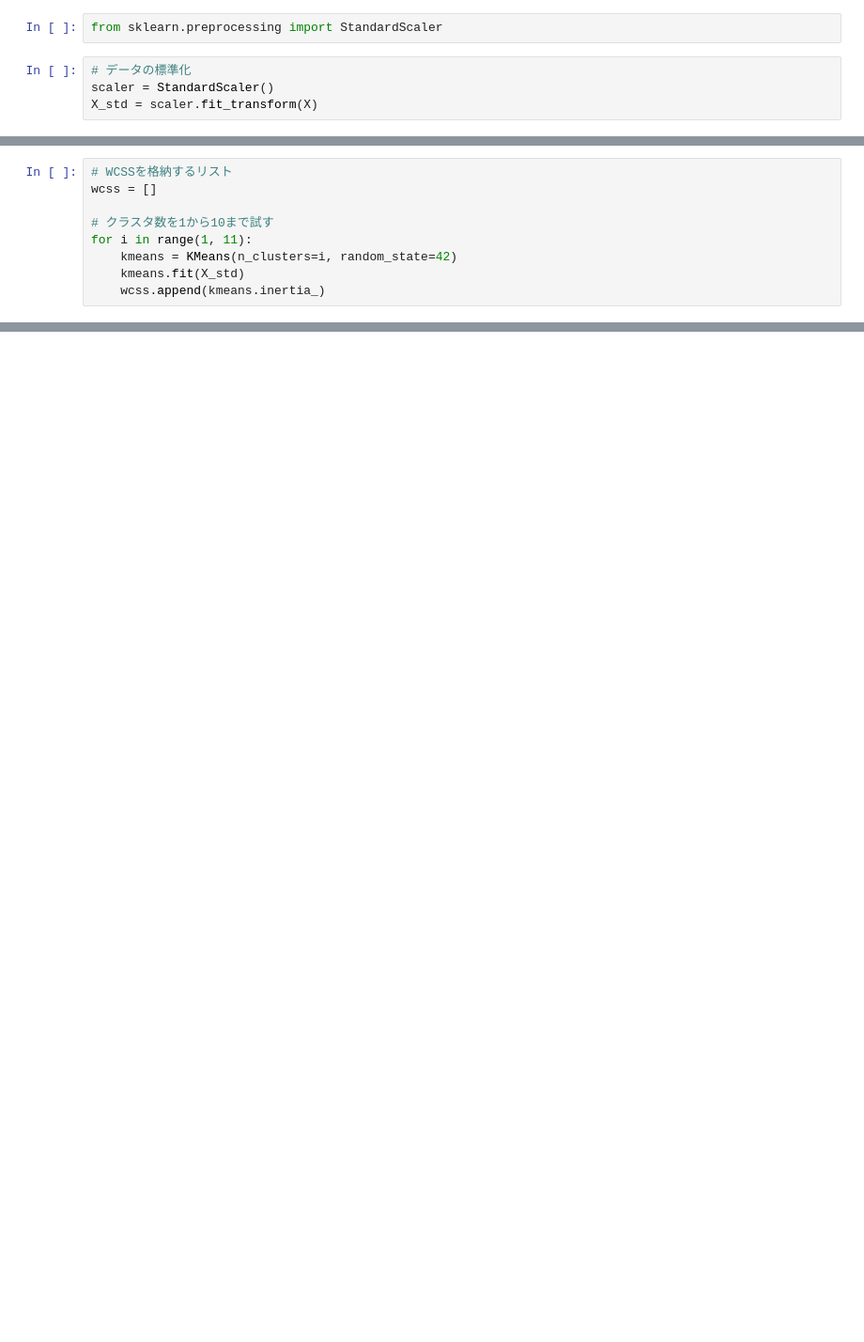
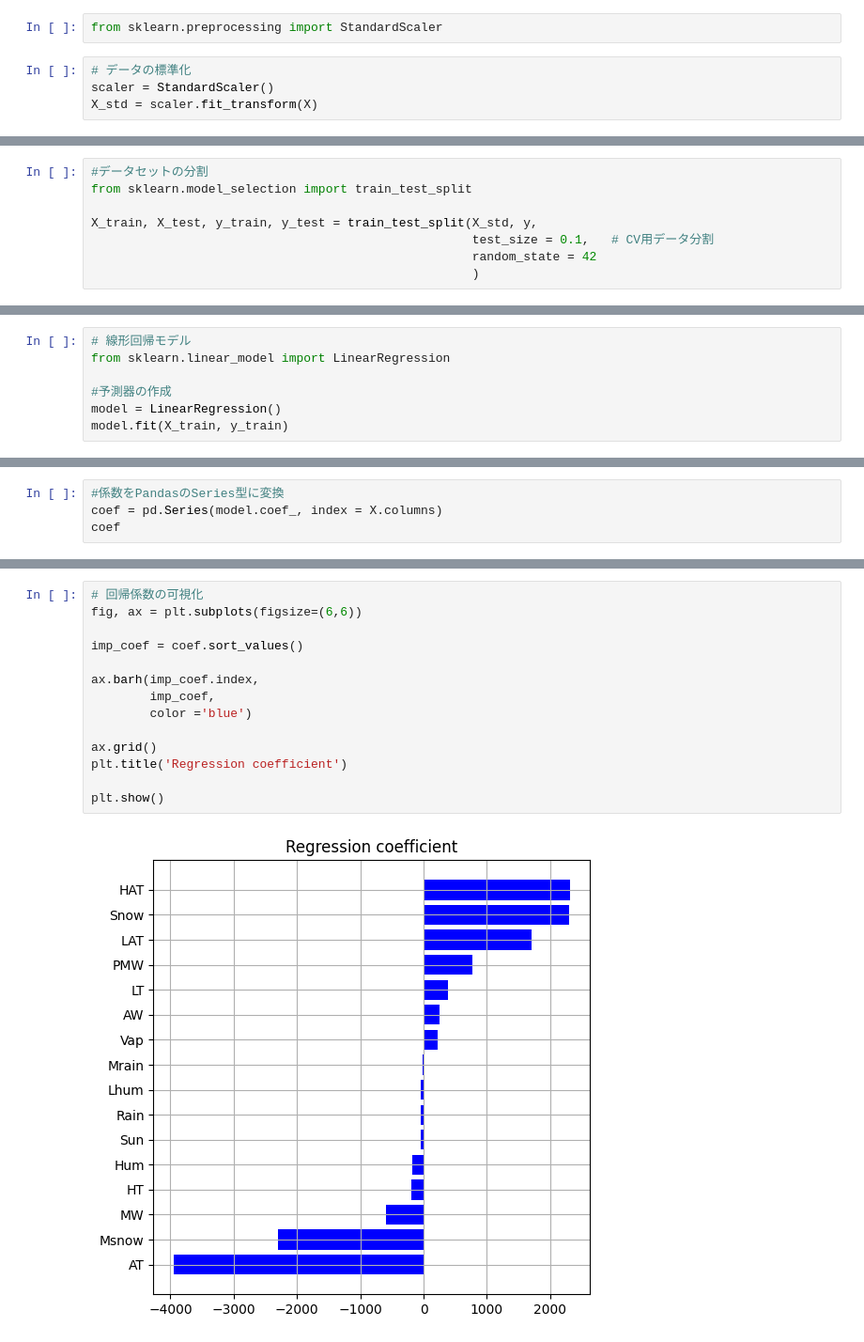
Before and after one commit to ARIM-ACADEMY-2026/Advanced_Tutorial_1_scikit-learn, a Jupyter notebook: Scikit-learn-4.ipynb, the cells around one changed output, grey strips where cells are left out. Shown at 94% size. Saved outputs shown, nothing was run; the diff lists cells and outputs as text; blank space fills up the shorter version.

```diff
--- a/Scikit-learn-4.ipynb
+++ b/Scikit-learn-4.ipynb
@@ -578,9 +167,0 @@ X_std = scaler.fit_transform(X)
-# %%
-# WCSSを格納するリスト
-wcss = []
-
-# クラスタ数を1から10まで試す
-for i in range(1, 11):
-    kmeans = KMeans(n_clusters=i, random_state=42)
-    kmeans.fit(X_std)
-    wcss.append(kmeans.inertia_)
@@ -698,0 +171,8 @@ plt.show()
+# %%
+#データセットの分割
+from sklearn.model_selection import train_test_split
+
+X_train, X_test, y_train, y_test = train_test_split(X_std, y,
+                                                    test_size = 0.1,   # CV用データ分割
+                                                    random_state = 42
+                                                    )
@@ -698,0 +245,7 @@ plt.show()
+# %%
+# 線形回帰モデル
+from sklearn.linear_model import LinearRegression
+
+#予測器の作成
+model = LinearRegression()
+model.fit(X_train, y_train)
@@ -698,0 +267,4 @@ plt.show()
+# %%
+#係数をPandasのSeries型に変換
+coef = pd.Series(model.coef_, index = X.columns)
+coef
@@ -698,0 +296,16 @@ plt.show()
+# %%
+# 回帰係数の可視化
+fig, ax = plt.subplots(figsize=(6,6))
+
+imp_coef = coef.sort_values()
+
+ax.barh(imp_coef.index,
+        imp_coef,
+        color ='blue')
+
+ax.grid()
+plt.title('Regression coefficient')
+
+plt.show()
+# %% [output]
+[figure, added]
```
Also changed, not shown: parts of 125 cells of this notebook, 6 other files.
